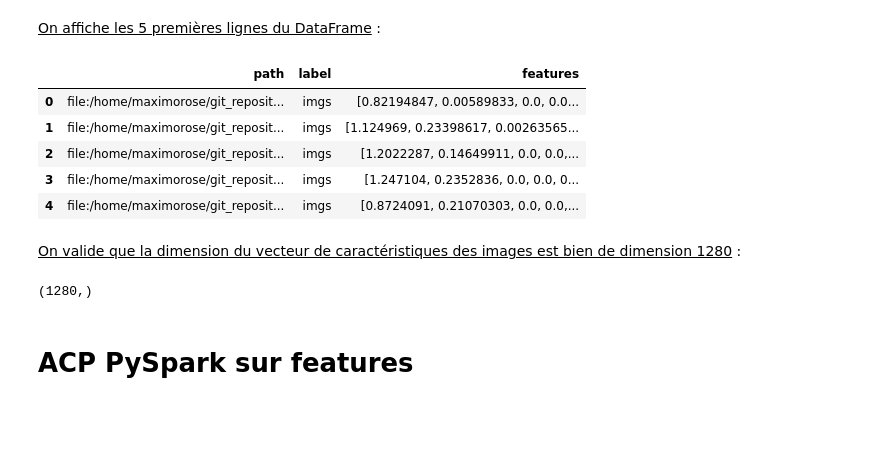
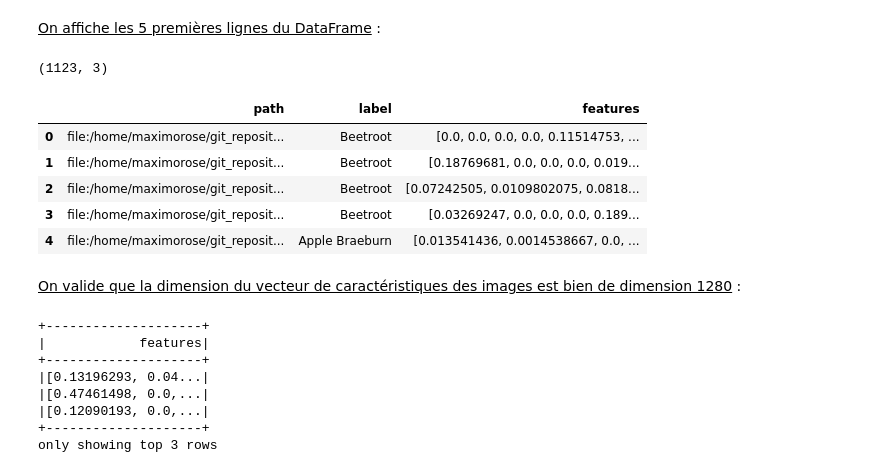
Before and after one commit to MaximoRose/oc-ds-p08, a Jupyter notebook: local_project.ipynb, the cells around one changed output. Saved outputs shown, nothing was run; the diff lists cells and outputs as text; code cells hidden in the pictures; blank space fills up the shorter version.

```diff
--- a/local_project.ipynb
+++ b/local_project.ipynb
@@ -445,23 +427,34 @@ To enable them in other operations, rebuild TensorFlow with the appropriate comp
 
 <u>On charge les données fraichement enregistrées dans un **DataFrame Pandas**</u> :
 # %%
-df = pd.read_parquet(PATH_Result, engine='pyarrow')
+df_source = pd.read_parquet(PATH_Result, engine='pyarrow')
 # %% [markdown]
 <u>On affiche les 5 premières lignes du DataFrame</u> :
+# %%
+df_source.shape
+# %% [output]
+(1123, 3)
 # %%
-df.head()
+df_source.head()
 # %% [output]
 |  | path | label | features |
-| 0 | file:/home/maximorose/git_reposit... | imgs | [0.82194847, 0.00589833, 0.0, 0.0... |
-| 1 | file:/home/maximorose/git_reposit... | imgs | [1.124969, 0.23398617, 0.00263565... |
-| 2 | file:/home/maximorose/git_reposit... | imgs | [1.2022287, 0.14649911, 0.0, 0.0,... |
-| 3 | file:/home/maximorose/git_reposit... | imgs | [1.247104, 0.2352836, 0.0, 0.0, 0... |
-| 4 | file:/home/maximorose/git_reposit... | imgs | [0.8724091, 0.21070303, 0.0, 0.0,... |
+| 0 | file:/home/maximorose/git_reposit... | Beetroot | [0.0, 0.0, 0.0, 0.0, 0.11514753, ... |
+| 1 | file:/home/maximorose/git_reposit... | Beetroot | [0.18769681, 0.0, 0.0, 0.0, 0.019... |
+| 2 | file:/home/maximorose/git_reposit... | Beetroot | [0.07242505, 0.0109802075, 0.0818... |
+| 3 | file:/home/maximorose/git_reposit... | Beetroot | [0.03269247, 0.0, 0.0, 0.0, 0.189... |
+| 4 | file:/home/maximorose/git_reposit... | Apple Braeburn | [0.013541436, 0.0014538667, 0.0, ... |
 # %% [markdown]
 <u>On valide que la dimension du vecteur de caractéristiques des images est bien de dimension 1280</u> :
-# %%
-df.loc[0,'features'].shape
-# %% [output]
-(1280,)
-# %% [markdown]
-# ACP PySpark sur features
+# %%
+# 25-07-23
+df_pys_source = spark.read.parquet(PATH_Result)
+df_pys_source.select('features').show(3)
+# %% [output]
++--------------------+
+|            features|
++--------------------+
+|[0.13196293, 0.04...|
+|[0.47461498, 0.0,...|
+|[0.12090193, 0.0,...|
++--------------------+
+only showing top 3 rows
```
Also changed, not shown: parts of 46 cells of this notebook, 2 other files.
